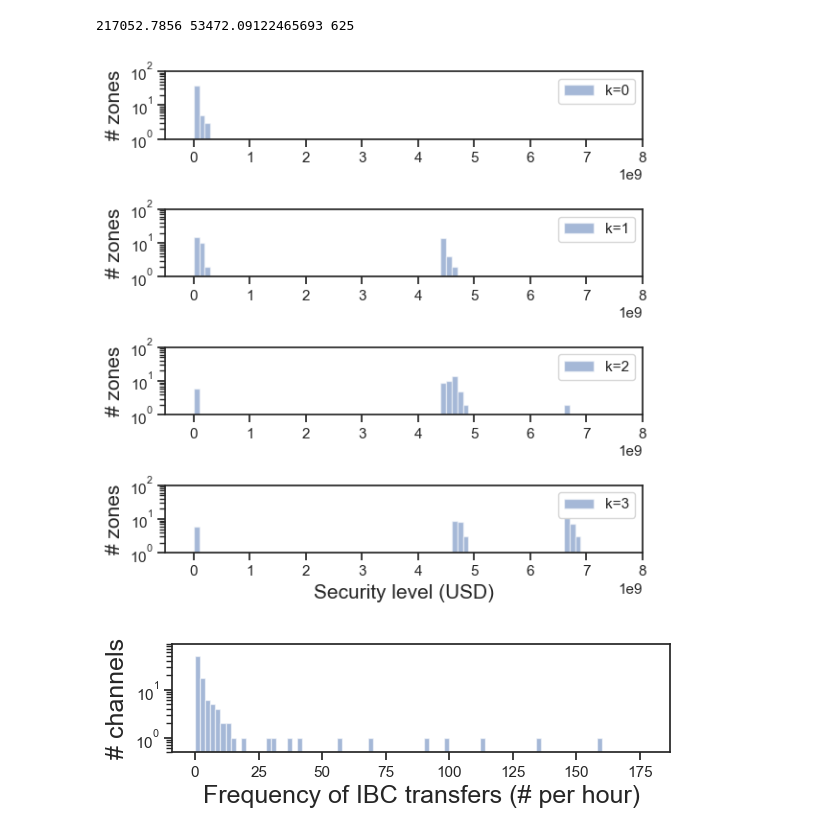
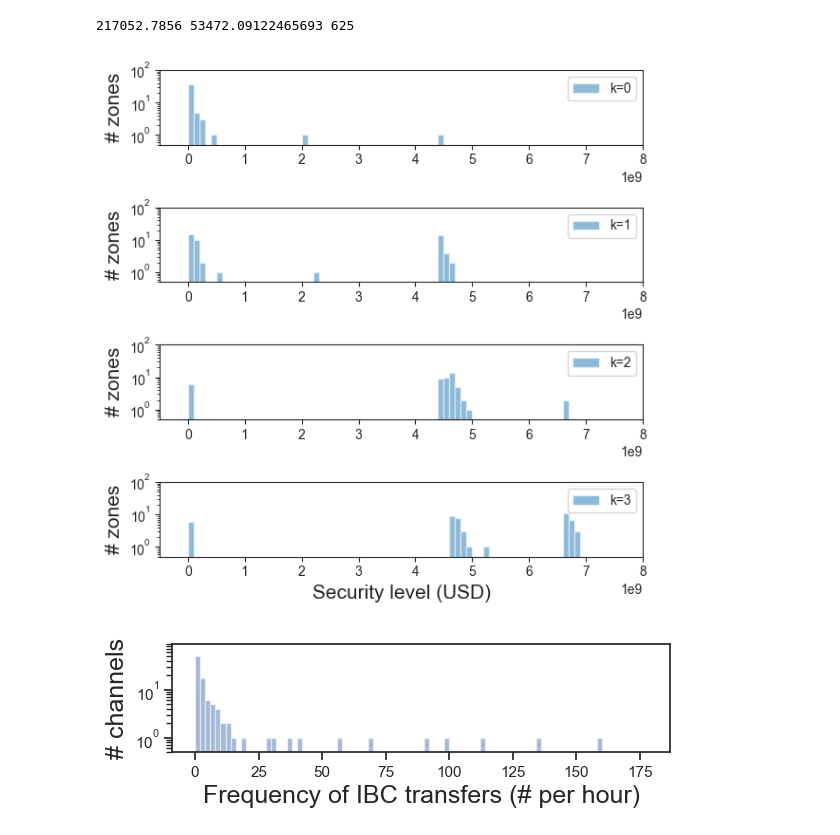
Before and after one commit to babylonchain/mapofzones-crawler, a Jupyter notebook: analysis.ipynb, the cells around one changed output. Cells and saved outputs as stored; diff of their text form; code cells hidden in the pictures.

```diff
--- a/analysis.ipynb
+++ b/analysis.ipynb
@@ -208,29 +221,28 @@ print(gas_usage_np.mean(), gas_usage_np.std(), len(gas_usage_np))
 # %% [output]
 217052.7856 53472.09122465693 625
 # %%
-import seaborn as sns
-sns.set_style("ticks")
+
 
 cutoffs = [0,1,2,3]
 bins = np.arange(0, 8*10**9, 1*10**8)
 fig = plt.figure(figsize=(6, 6))
 
 for cutoff in cutoffs:
     plt.subplot(411+cutoff)
     _, heaviest_weights = find_heaviest_path_all(G, cutoff)
     plt.hist(heaviest_weights, bins=bins, label='k=%d' % cutoff, alpha=0.5)
     if cutoff == 3:
         plt.xlabel('Security level (USD)', fontsize=15)
     plt.ylabel('# zones', fontsize=15)
     plt.xlim([-5*10**8, 8*10**9])
-    plt.ylim([1, 100])
+    plt.ylim([0.5, 100])
     plt.yscale('log')
     plt.legend(loc='upper right')
 plt.tight_layout()
-plt.savefig('../../Babylon/ibc-zones-analysis/figs/security-hist.pdf')
+plt.savefig('../../Babylon/mesh-security-paper/figures/security-hist.pdf')
 plt.show()
 # %% [output]
-[figure, old version]
+[figure, new version]
 # %%
 
 bins = np.arange(0, 180, 2)
```
Also changed, not shown: parts of 3 cells of this notebook.
